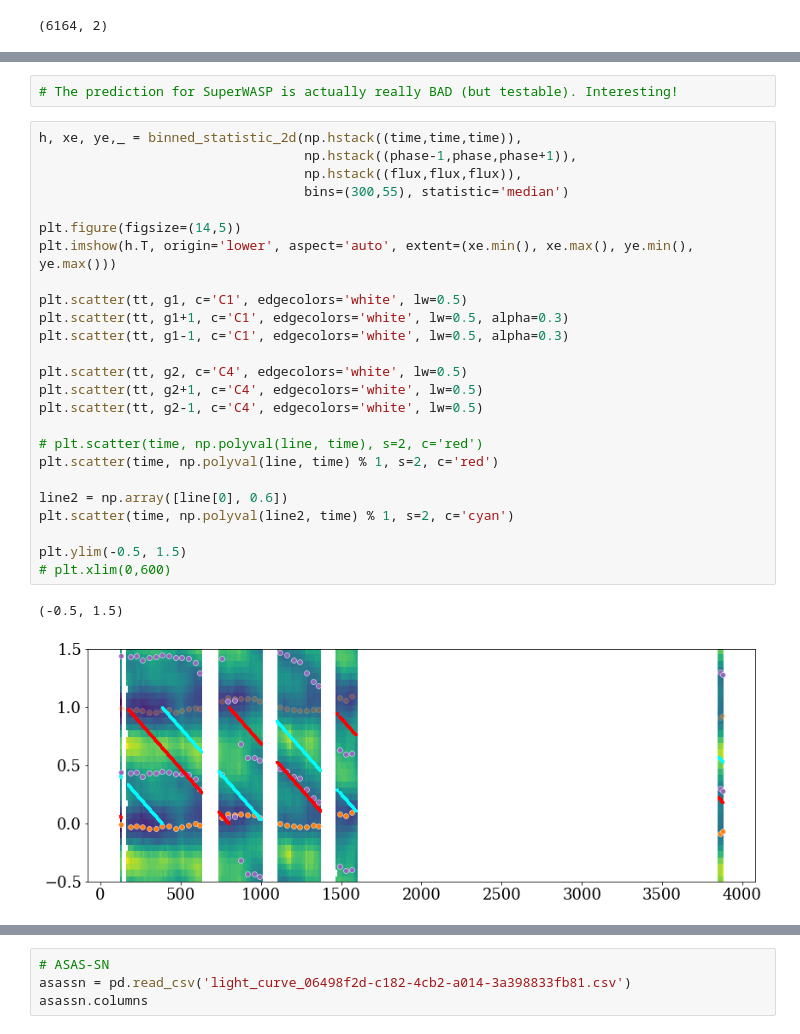
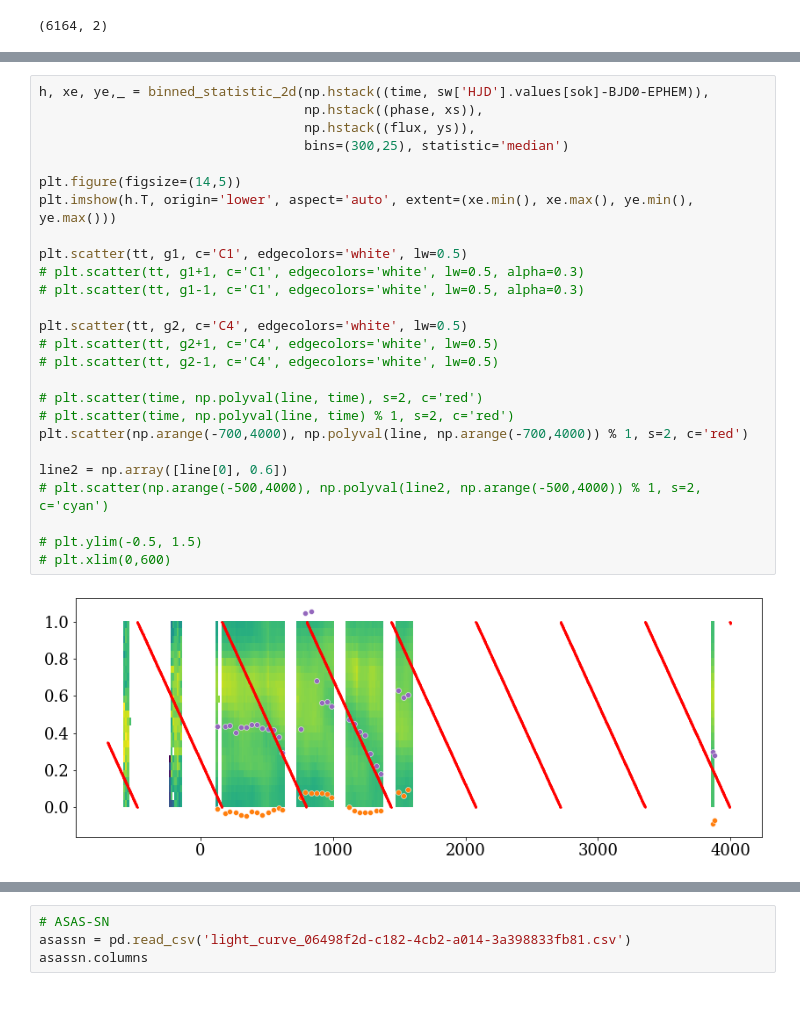
Before and after one commit to jradavenport/gj1243_10yrs, a Jupyter notebook: starspot_search.ipynb, the cells around one changed output, grey strips where cells are left out. Saved outputs shown, nothing was run; the diff lists cells and outputs as text; blank space fills up the shorter version.

```diff
--- a/starspot_search.ipynb
+++ b/starspot_search.ipynb
@@ -521,33 +504,31 @@ plt.ylim(-0.1,.1)
-# %%
-# The prediction for SuperWASP is actually really BAD (but testable). Interesting!
 # %%
-h, xe, ye,_ = binned_statistic_2d(np.hstack((time,time,time)),
-                                  np.hstack((phase-1,phase,phase+1)),
-                                  np.hstack((flux,flux,flux)),
-                                  bins=(300,55), statistic='median')
+h, xe, ye,_ = binned_statistic_2d(np.hstack((time, sw['HJD'].values[sok]-BJD0-EPHEM)),
+                                  np.hstack((phase, xs)),
+                                  np.hstack((flux, ys)),
+                                  bins=(300,25), statistic='median')
 
 plt.figure(figsize=(14,5))
 plt.imshow(h.T, origin='lower', aspect='auto', extent=(xe.min(), xe.max(), ye.min(), ye.max()))
 
 plt.scatter(tt, g1, c='C1', edgecolors='white', lw=0.5)
-plt.scatter(tt, g1+1, c='C1', edgecolors='white', lw=0.5, alpha=0.3)
-plt.scatter(tt, g1-1, c='C1', edgecolors='white', lw=0.5, alpha=0.3)
+# plt.scatter(tt, g1+1, c='C1', edgecolors='white', lw=0.5, alpha=0.3)
+# plt.scatter(tt, g1-1, c='C1', edgecolors='white', lw=0.5, alpha=0.3)
 
 plt.scatter(tt, g2, c='C4', edgecolors='white', lw=0.5)
-plt.scatter(tt, g2+1, c='C4', edgecolors='white', lw=0.5)
-plt.scatter(tt, g2-1, c='C4', edgecolors='white', lw=0.5)
+# plt.scatter(tt, g2+1, c='C4', edgecolors='white', lw=0.5)
+# plt.scatter(tt, g2-1, c='C4', edgecolors='white', lw=0.5)
 
 # plt.scatter(time, np.polyval(line, time), s=2, c='red')
-plt.scatter(time, np.polyval(line, time) % 1, s=2, c='red')
+# plt.scatter(time, np.polyval(line, time) % 1, s=2, c='red')
+plt.scatter(np.arange(-700,4000), np.polyval(line, np.arange(-700,4000)) % 1, s=2, c='red')
 
 line2 = np.array([line[0], 0.6])
-plt.scatter(time, np.polyval(line2, time) % 1, s=2, c='cyan')
+# plt.scatter(np.arange(-500,4000), np.polyval(line2, np.arange(-500,4000)) % 1, s=2, c='cyan')
 
-plt.ylim(-0.5, 1.5)
+# plt.ylim(-0.5, 1.5)
 # plt.xlim(0,600)
 # %% [output]
-(-0.5, 1.5)
-[figure, old version]
+[figure, new version]
 # %%
 plt.scatter(xs,ys, alpha=0.2, s=2, c='C3')
 plt.plot(xxs,yys, lw=3, label='SuperWASP', c='C3')
```
Also changed, not shown: parts of 19 cells of this notebook, 3 other files.
